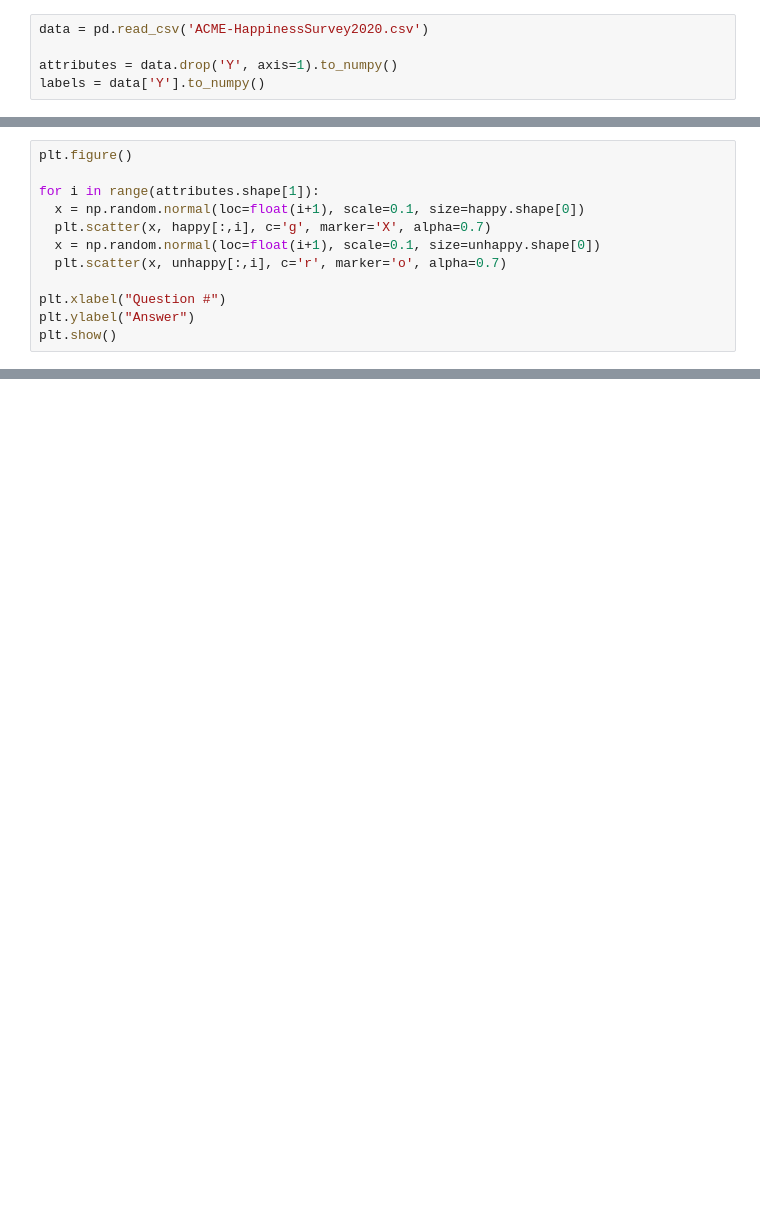
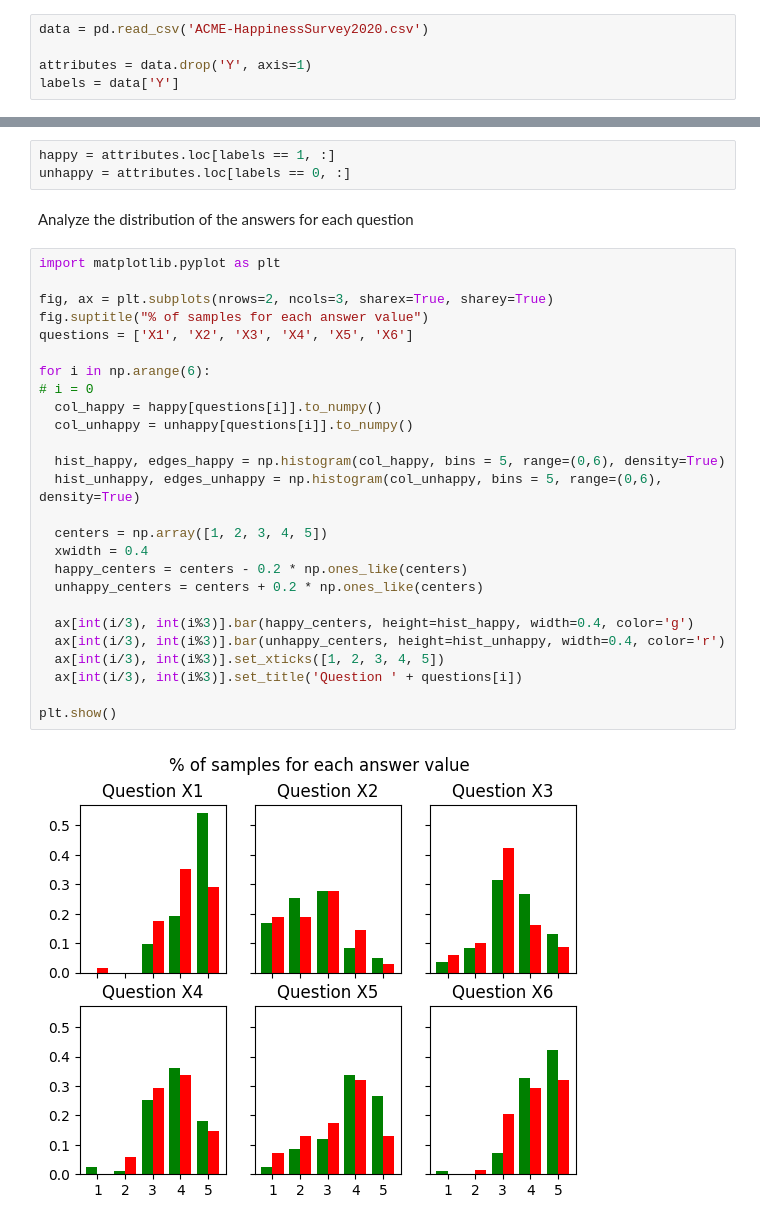
Before and after one commit to Ilvecho/Happy-Customers, a Jupyter notebook: Notebook_for_dev.ipynb, the cells around one changed output, grey strips where cells are left out. Cells and saved outputs as stored; diff of their text form; blank space fills up the shorter version.

```diff
--- a/Notebook_for_dev.ipynb
+++ b/Notebook_for_dev.ipynb
@@ -14,5 +14,5 @@ Saving ACME-HappinessSurvey2020.csv to ACME-HappinessSurvey2020 (1).csv
 # %%
 data = pd.read_csv('ACME-HappinessSurvey2020.csv')
 
-attributes = data.drop('Y', axis=1).to_numpy()
-labels = data['Y'].to_numpy()
+attributes = data.drop('Y', axis=1)
+labels = data['Y']
@@ -26,12 +18,0 @@ unhappy = unhappy + np.random.normal(loc=0.0, scale=0.1, size=unhappy.shape)
-# %%
-plt.figure()
-
-for i in range(attributes.shape[1]):
-  x = np.random.normal(loc=float(i+1), scale=0.1, size=happy.shape[0])
-  plt.scatter(x, happy[:,i], c='g', marker='X', alpha=0.7)
-  x = np.random.normal(loc=float(i+1), scale=0.1, size=unhappy.shape[0])
-  plt.scatter(x, unhappy[:,i], c='r', marker='o', alpha=0.7)
-
-plt.xlabel("Question #")
-plt.ylabel("Answer")
-plt.show()
@@ -153,0 +38,33 @@ tensor(0.7171, grad_fn=<DivBackward1>)
+# %%
+happy = attributes.loc[labels == 1, :]
+unhappy = attributes.loc[labels == 0, :]
+# %% [markdown]
+Analyze the distribution of the answers for each question
+# %%
+import matplotlib.pyplot as plt
+
+fig, ax = plt.subplots(nrows=2, ncols=3, sharex=True, sharey=True)
+fig.suptitle("% of samples for each answer value")
+questions = ['X1', 'X2', 'X3', 'X4', 'X5', 'X6']
+
+for i in np.arange(6):
+# i = 0
+  col_happy = happy[questions[i]].to_numpy()
+  col_unhappy = unhappy[questions[i]].to_numpy()
+
+  hist_happy, edges_happy = np.histogram(col_happy, bins = 5, range=(0,6), density=True)
+  hist_unhappy, edges_unhappy = np.histogram(col_unhappy, bins = 5, range=(0,6), density=True)
+
+  centers = np.array([1, 2, 3, 4, 5])
+  xwidth = 0.4
+  happy_centers = centers - 0.2 * np.ones_like(centers)
+  unhappy_centers = centers + 0.2 * np.ones_like(centers)
+
+  ax[int(i/3), int(i%3)].bar(happy_centers, height=hist_happy, width=0.4, color='g')
+  ax[int(i/3), int(i%3)].bar(unhappy_centers, height=hist_unhappy, width=0.4, color='r')
+  ax[int(i/3), int(i%3)].set_xticks([1, 2, 3, 4, 5])
+  ax[int(i/3), int(i%3)].set_title('Question ' + questions[i])
+
+plt.show()
+# %% [output]
+[figure, added]
```
Also changed, not shown: parts of 29 cells of this notebook.
